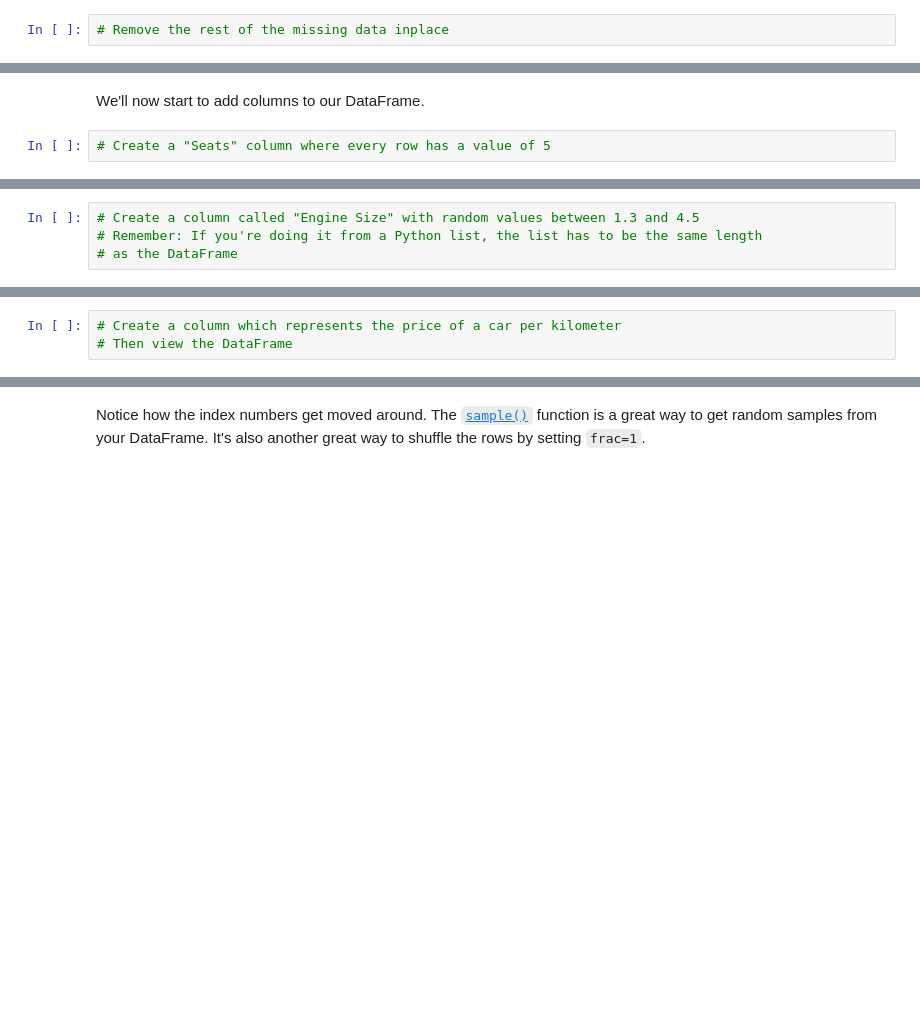
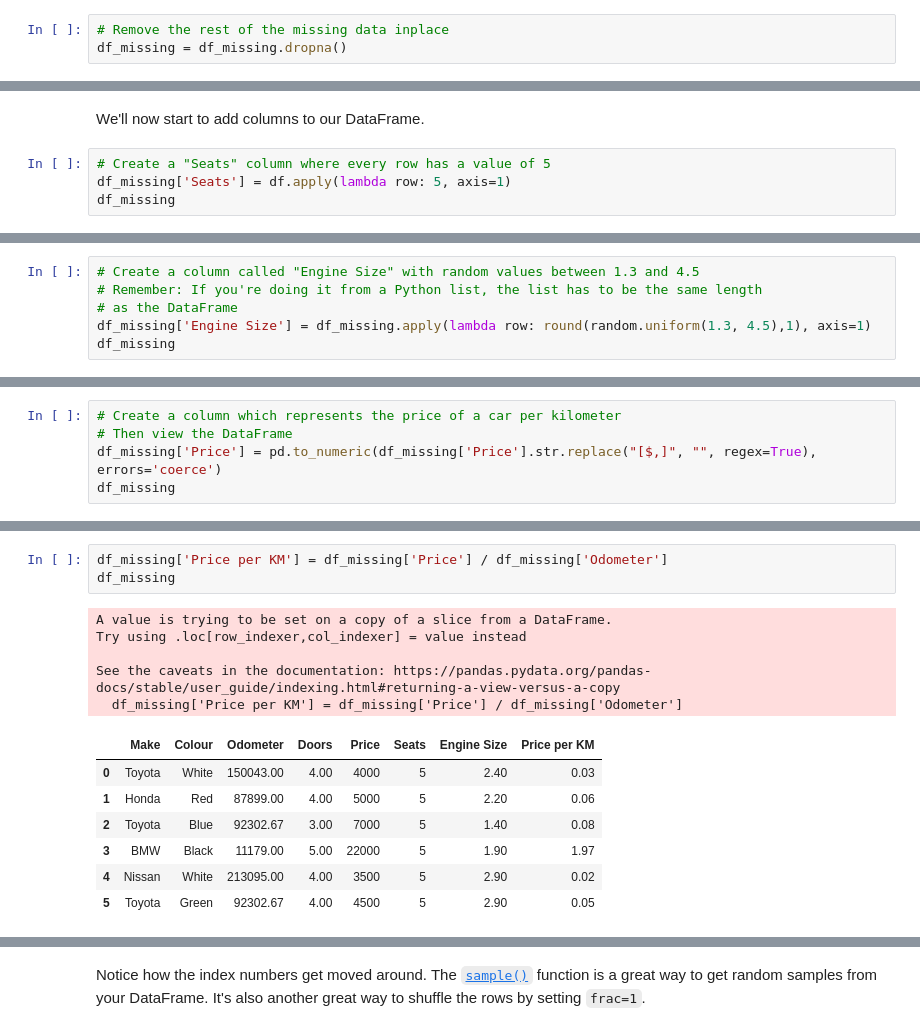
Before and after one commit to 77nimesh/77nimesh, a Jupyter notebook: section-2-data-science-and-ml-tools/pandas-exercises.ipynb, the cells around one changed output, grey strips where cells are left out. Saved outputs shown, nothing was run; the diff lists cells and outputs as text; blank space fills up the shorter version.

```diff
--- a/section-2-data-science-and-ml-tools/pandas-exercises.ipynb
+++ b/section-2-data-science-and-ml-tools/pandas-exercises.ipynb
@@ -373,4 +407,5 @@ Let's try fill them.
 # %%
 # Remove the rest of the missing data inplace
+df_missing = df_missing.dropna()
 # %%
 # Verify the missing values are removed by viewing the DataFrame
@@ -378,3 +422,5 @@ Let's try fill them.
 We'll now start to add columns to our DataFrame.
 # %%
 # Create a "Seats" column where every row has a value of 5
+df_missing['Seats'] = df.apply(lambda row: 5, axis=1)
+df_missing
@@ -382,3 +453,5 @@ We'll now start to add columns to our DataFrame.
 # Create a column called "Engine Size" with random values between 1.3 and 4.5
 # Remember: If you're doing it from a Python list, the list has to be the same length
 # as the DataFrame
+df_missing['Engine Size'] = df_missing.apply(lambda row: round(random.uniform(1.3, 4.5),1), axis=1)
+df_missing
@@ -385,3 +471,5 @@ We'll now start to add columns to our DataFrame.
 # %%
 # Create a column which represents the price of a car per kilometer
 # Then view the DataFrame
+df_missing['Price'] = pd.to_numeric(df_missing['Price'].str.replace("[$,]", "", regex=True), errors='coerce')
+df_missing
@@ -388,2 +484,18 @@ We'll now start to add columns to our DataFrame.
+# %%
+df_missing['Price per KM'] = df_missing['Price'] / df_missing['Odometer']
+df_missing
+# %% [output]
+A value is trying to be set on a copy of a slice from a DataFrame.
+Try using .loc[row_indexer,col_indexer] = value instead
+
+See the caveats in the documentation: https://pandas.pydata.org/pandas-docs/stable/user_guide/indexing.html#returning-a-view-versus-a-copy
+  df_missing['Price per KM'] = df_missing['Price'] / df_missing['Odometer']
+|  | Make | Colour | Odometer | Doors | Price | Seats | Engine Size | Price per KM |
+| 0 | Toyota | White | 150043.00 | 4.00 | 4000 | 5 | 2.40 | 0.03 |
+| 1 | Honda | Red | 87899.00 | 4.00 | 5000 | 5 | 2.20 | 0.06 |
+| 2 | Toyota | Blue | 92302.67 | 3.00 | 7000 | 5 | 1.40 | 0.08 |
+| 3 | BMW | Black | 11179.00 | 5.00 | 22000 | 5 | 1.90 | 1.97 |
+| 4 | Nissan | White | 213095.00 | 4.00 | 3500 | 5 | 2.90 | 0.02 |
+| 5 | Toyota | Green | 92302.67 | 4.00 | 4500 | 5 | 2.90 | 0.05 |
 # %%
 # Remove the last column you added using .drop()
```
Also changed, not shown: parts of 14 cells of this notebook.
